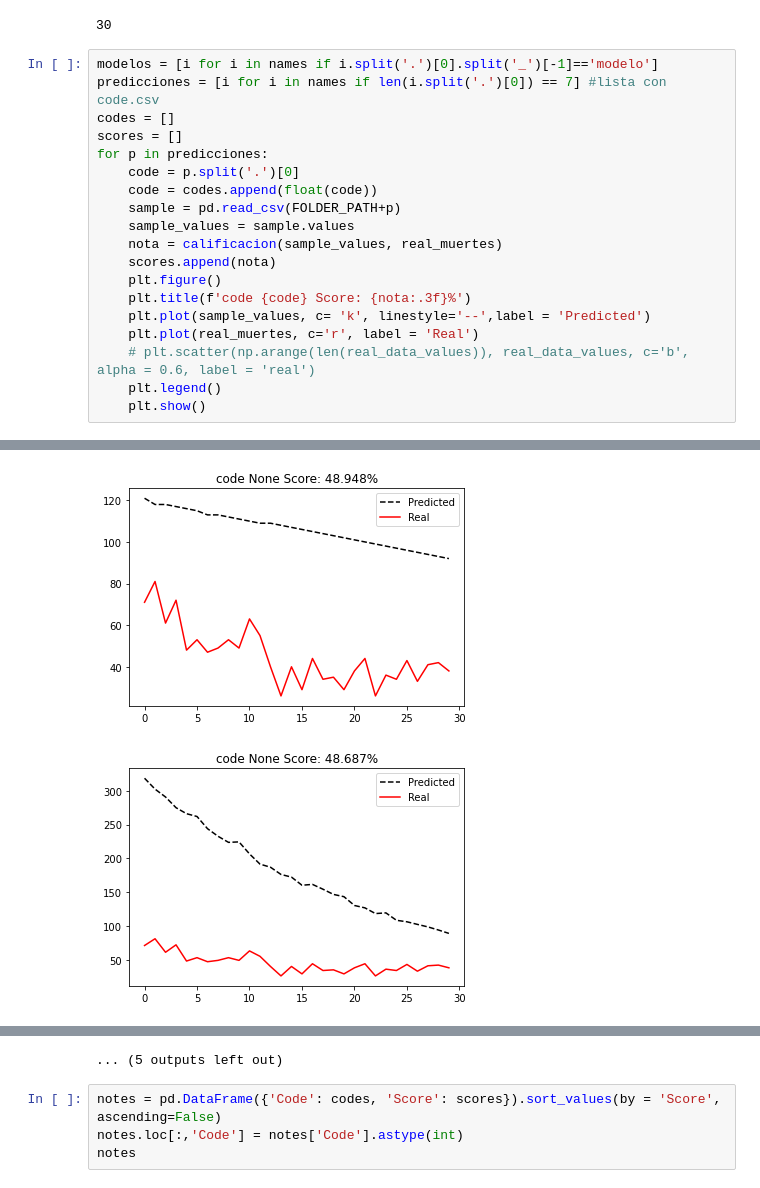
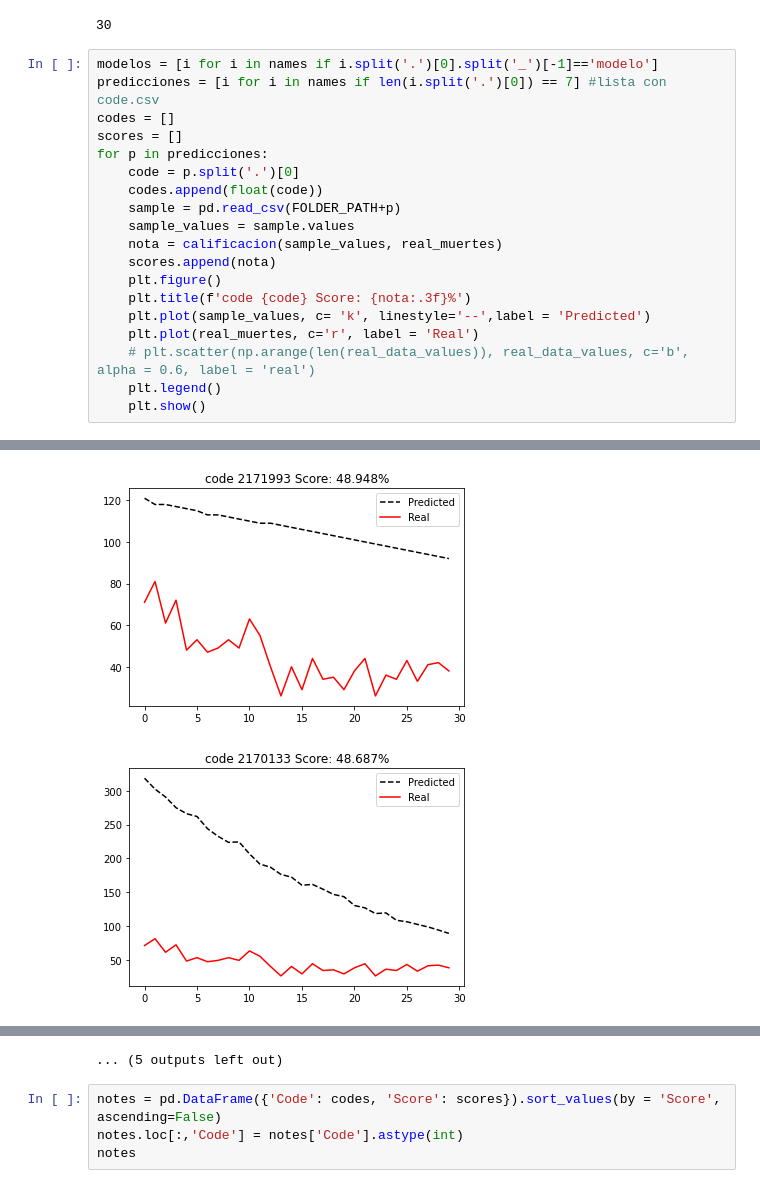
Before and after one commit to JuanOlmos/2021_EvaluacionPredicciones, a Jupyter notebook: code/evaluationPredictions.ipynb, the cells around one changed output, grey strips where cells are left out. Saved outputs shown, nothing was run; the diff lists cells and outputs as text.

```diff
--- a/code/evaluationPredictions.ipynb
+++ b/code/evaluationPredictions.ipynb
@@ -117,7 +117,7 @@ codes = []
 scores = []
 for p in predicciones:
     code = p.split('.')[0]
-    code = codes.append(float(code))
+    codes.append(float(code))
     sample = pd.read_csv(FOLDER_PATH+p)
     sample_values = sample.values
     nota = calificacion(sample_values, real_muertes)
@@ -137,2 +137,2 @@ for p in predicciones:
-[figure, old version]
+[figure, new version]
-[figure, old version]
+[figure, new version]
```
Also changed, not shown: parts of 1 cell of this notebook.
